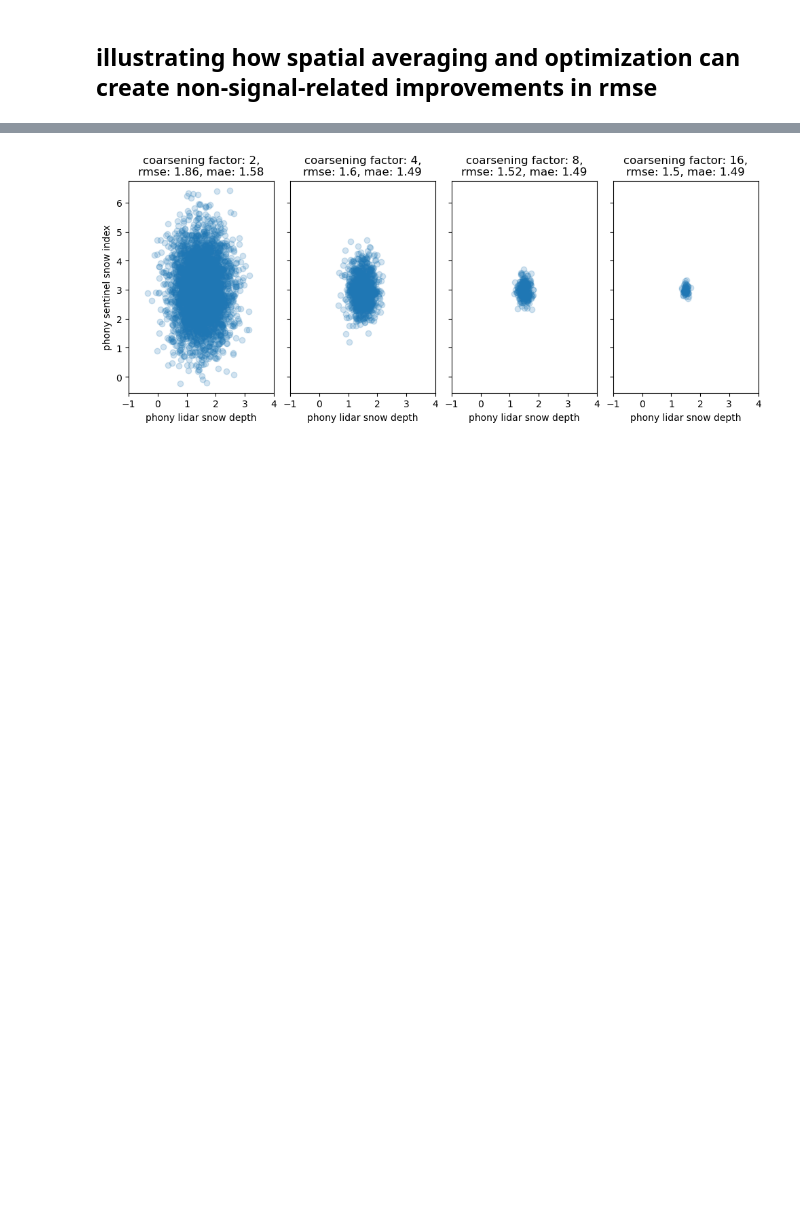
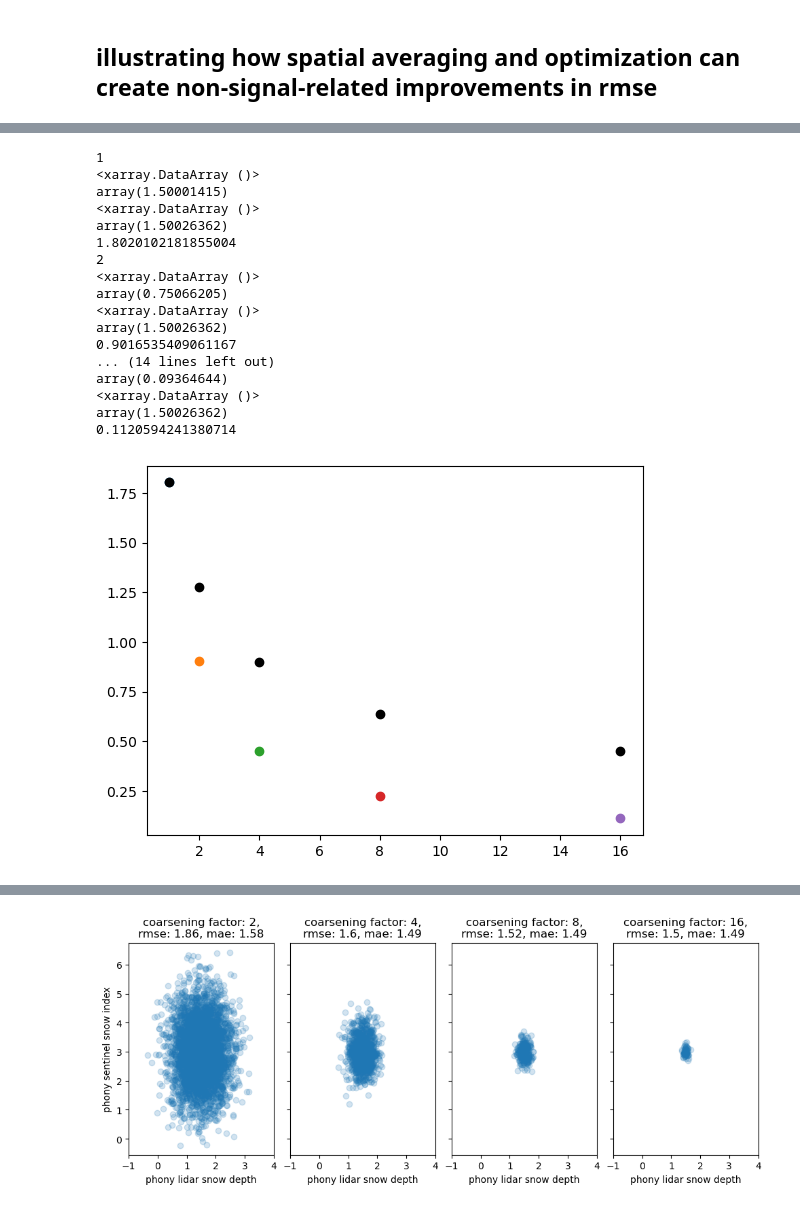
Before and after one commit to ZachHoppinen/spicy-analysis, a Jupyter notebook: src/compare/averaging/coarsening_rmse_effect.ipynb, the cells around one changed output, grey strips where cells are left out. Saved outputs shown, nothing was run; the diff lists cells and outputs as text; code cells hidden in the pictures; blank space fills up the shorter version.

```diff
--- a/src/compare/averaging/coarsening_rmse_effect.ipynb
+++ b/src/compare/averaging/coarsening_rmse_effect.ipynb
@@ -37,3 +39,36 @@ optimal c: 0.5008893546051679
+# %%
+s1_optimal = s1_array* c_optimal
+main_rmse = rmse(lidar_array.values.ravel(), s1_optimal.values.ravel())
+for factor in [1,2, 4, 8, 16]:
+    print(factor)
+    s1c = s1_optimal.coarsen(x = factor, y = factor).mean()
+    print(s1c.std())
+    print(s1c.mean())
+    lc = lidar_array.coarsen(x = factor, y = factor).mean()
+    plt.scatter(factor, rmse(lc.values.ravel(), s1c.values.ravel()))
+    print(rmse(lc.values.ravel(), s1c.values.ravel()))
+    plt.scatter(factor, coarsening_improvement(main_rmse, factor), color = 'black')
+def coarsening_improvement(rmse, L):
+    return rmse / np.sqrt(L)
+# %% [output]
+1
+<xarray.DataArray ()>
+array(1.50001415)
+<xarray.DataArray ()>
+array(1.50026362)
+1.8020102181855004
+2
+<xarray.DataArray ()>
+array(0.75066205)
+<xarray.DataArray ()>
+array(1.50026362)
+0.9016535409061167
+... (14 lines left out)
+array(0.09364644)
+<xarray.DataArray ()>
+array(1.50026362)
+0.1120594241380714
+[figure, added]
 # %%
 def rmse(y_true, y_pred):
     squared_diff = (y_true - y_pred) ** 2
```
Also changed, not shown: parts of 7 cells of this notebook.
